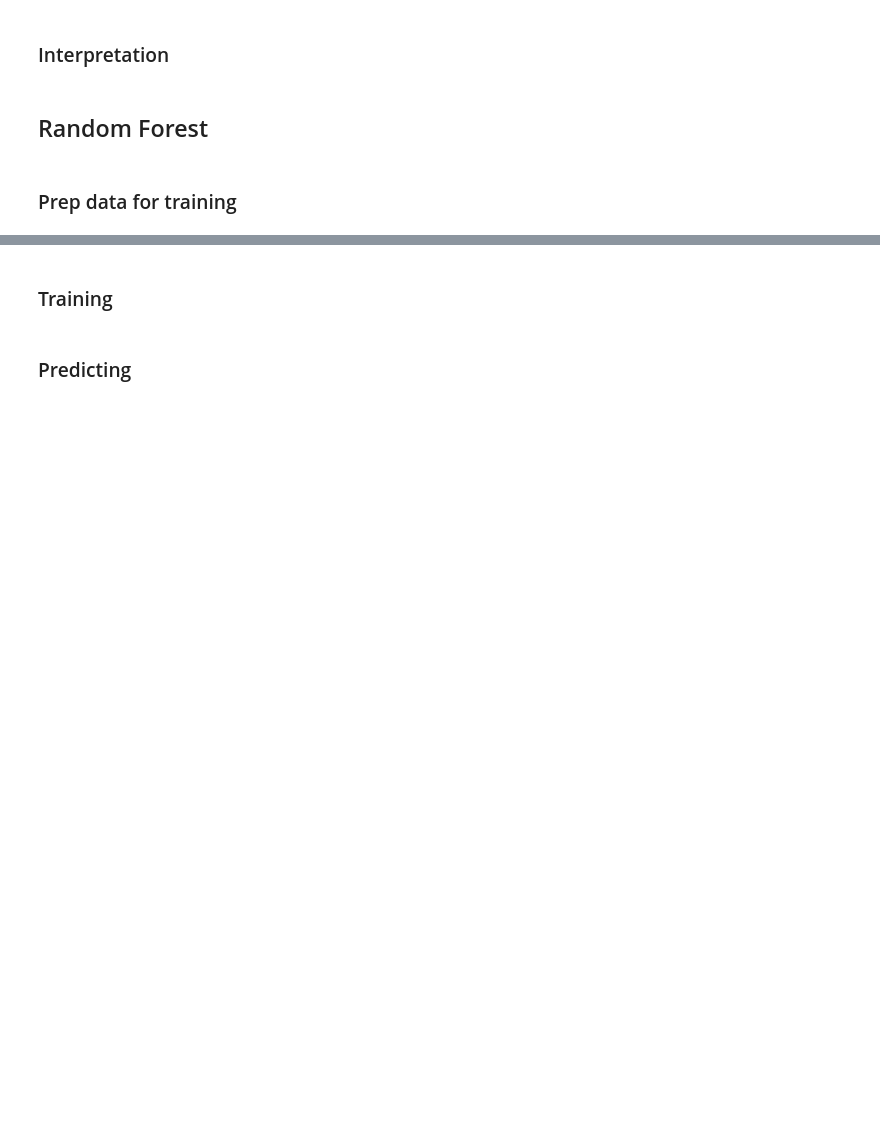
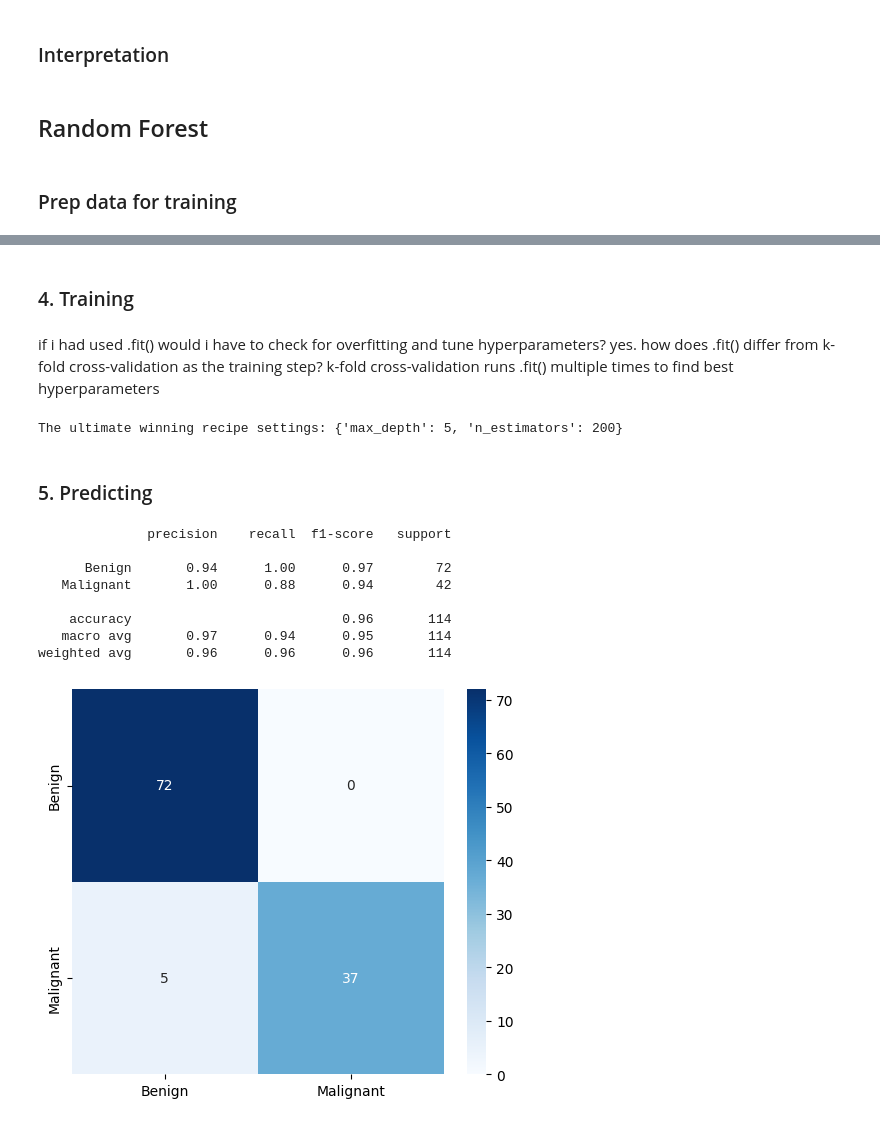
Before and after one commit to ThereseColeongco/classifier-breast-cancer, a Jupyter notebook: classifier.ipynb, the cells around one changed output, grey strips where cells are left out. Cells and saved outputs as stored; diff of their text form; code cells hidden in the pictures; blank space fills up the shorter version.

Commit message:
feat: added training and prediction

```diff
--- a/classifier.ipynb
+++ b/classifier.ipynb
@@ -341,4 +361,3 @@ plt.show()
 # %%
-# convert diagnosis to 0s and 1s (1 = malignant, 0 = benign)
-df['diagnosis'] = df['diagnosis'].replace({'M': 1, 'B': 0})
+df['diagnosis'] = df['diagnosis'].replace({'Malignant': 1, 'Benign': 0})
 df.tail()
@@ -387,8 +415,60 @@ X_scaled
 # %% [markdown]
-### Training
+### 4. Training
+# %% [markdown]
+if i had used .fit() would i have to check for overfitting and tune hyperparameters? yes.
+how does .fit() differ from k-fold cross-validation as the training step? k-fold cross-validation runs .fit() multiple times to find best hyperparameters
 # %%
-# The parameter class_weight='balanced' is a built-in feature in Scikit-Learn used to automatically handle class imbalance by adjusting the model's loss function. It places higher analytical importance (weight) on minority classes and less weight on majority classes.
+# The parameter  is a built-in feature in Scikit-Learn used to automatically handle class imbalance by adjusting the model's loss function. It places higher analytical importance (weight) on minority classes and less weight on majority classes.
+
+# 1. define blank blueprint
+rf_model = RandomForestClassifier(random_state=42, class_weight='balanced')
+
+# 2. Define the different configurations you want to test
+param_grid = {
+    'n_estimators': [50, 100, 200],
+    'max_depth': [3, 5, None]
+}
+
+# 3. Set up your K-Fold strategy
+cv_strategy = StratifiedKFold(n_splits=5, shuffle=True, random_state=42)
+
+# 4. Combine them into the GridSearch tuning loop
+grid_search = GridSearchCV(estimator=rf_model, param_grid=param_grid, cv=cv_strategy, scoring='f1_macro')
+
+# 5. TRAIN EVERYTHING (This executes K-Fold for all 9 parameter combinations!)
+grid_search.fit(X_train_scaled, y_train)
+
+print(f"The ultimate winning recipe settings: {grid_search.best_params_}")
+
+# NOTE: GridSearchCV is incredibly smart. Once it finds the best settings,
+# it AUTOMATICALLY re-trains a final model on the full 80% data for you!
+rf_model = grid_search.best_estimator_
+# %% [output]
+The ultimate winning recipe settings: {'max_depth': 5, 'n_estimators': 200}
 # %% [markdown]
-### Predicting
+### 5. Predicting
 # %%
-# TODO confusion matrix
+predictions = rf_model.predict(X_test_scaled)
+
+cm = confusion_matrix(y_test, predictions)
+plt.figure(figsize=(6, 5))
+sns.heatmap(
+    cm,
+    annot=True,            # Put the raw numbers inside the boxes
+    fmt='d',               # Format as integers (not decimals)
+    cmap='Blues',          # Clean blue color gradient
+    xticklabels=['Benign', 'Malignant'],
+    yticklabels=['Benign', 'Malignant']
+)
+
+print(classification_report(y_test, predictions, target_names=['Benign', 'Malignant']))
+# %% [output]
+              precision    recall  f1-score   support
+
+      Benign       0.94      1.00      0.97        72
+   Malignant       1.00      0.88      0.94        42
+
+    accuracy                           0.96       114
+   macro avg       0.97      0.94      0.95       114
+weighted avg       0.96      0.96      0.96       114
+[figure, added]
```
Also changed, not shown: parts of 15 cells of this notebook.
